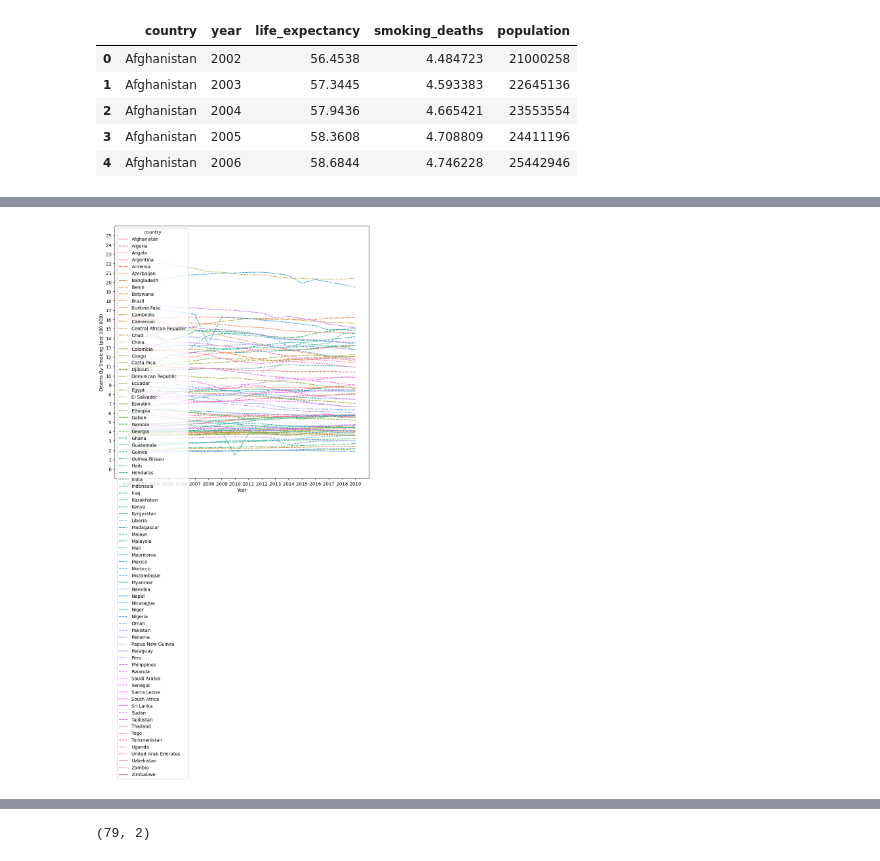
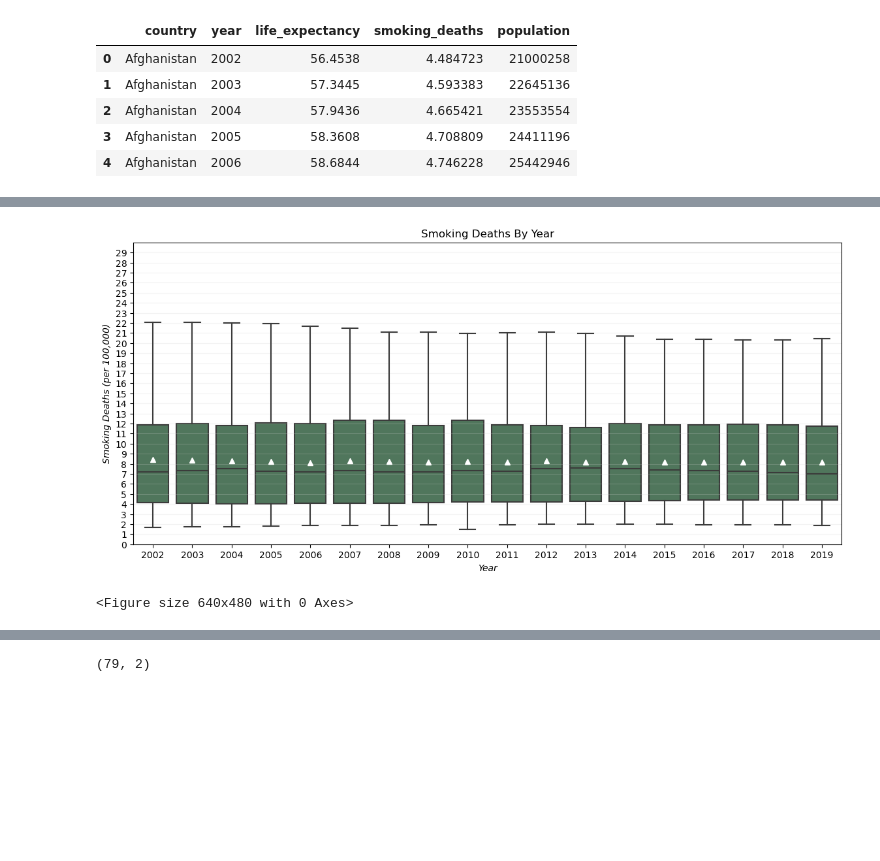
Before and after one commit to BramSunner/project-1-group-04, a Jupyter notebook: ethan-work/ethan-question.ipynb, the cells around one changed output, grey strips where cells are left out. Cells and saved outputs as stored; diff of their text form; code cells hidden in the pictures; blank space fills up the shorter version.

```diff
--- a/ethan-work/ethan-question.ipynb
+++ b/ethan-work/ethan-question.ipynb
@@ -104,34 +104,37 @@ array([2002, 2003, 2004, 2005, 2006, 2007, 2008, 2009, 2010, 2011, 2012,
 # %%
-# Line Chart of Delta Smoking Deaths over time.
+# Box Plot for Smoking Deaths.
 # Step 1: data.
-x = df['year']
-y = df['smoking_deaths']
-
-style = df['country']
 
 # Step 2: canvas.
-plt.figure(figsize=(10, 10))
+plt.figure(figsize=(14, 6))
 
 # Step 3: skeleton plot.
-sns.lineplot(data = df,
-             x = x,
-             y = y,
-             style = style,
-             hue = 'country',
-             legend = 'brief')
+sns.boxplot(
+    data = df,
+    x = 'year',
+    y = 'smoking_deaths',
+    color = '#4A7C59',
+    showmeans = True,
+    meanprops = {
+        'markerfacecolor': 'white',
+        'markeredgecolor': 'white'
+    }
+)
 
 # Step 4: formatting.
-plt.xlabel('Year')
-plt.xticks(np.arange(2002, 2020, 1))
-plt.xlim(2001, 2020)
+plt.xlabel('Year', fontsize = 10, fontstyle = 'italic')
 
-plt.ylabel('Deaths By Smoking (per 100,000)')
-plt.yticks(np.arange(0, 26, 1))
-plt.ylim(-1, 26)
+plt.ylabel('Smoking Deaths (per 100,000)', fontsize = 10, fontstyle = 'italic')
+plt.yticks(np.arange(-10, 30, 1))
+plt.ylim(0, 30)
+
+plt.title('Smoking Deaths By Year')
+
+plt.grid(axis = 'y', color = 'lightgray', alpha = .25)
 
 # Step 5: save/show.
 plt.show()
-
-# So... this graph sucks. Like we thought it would.
+plt.savefig('dataset_deaths_year.png')
 # %% [output]
-[figure, old version]
+[figure, new version]
+<Figure size 640x480 with 0 Axes>
```
Also changed, not shown: parts of 23 cells of this notebook, 6 other files.
